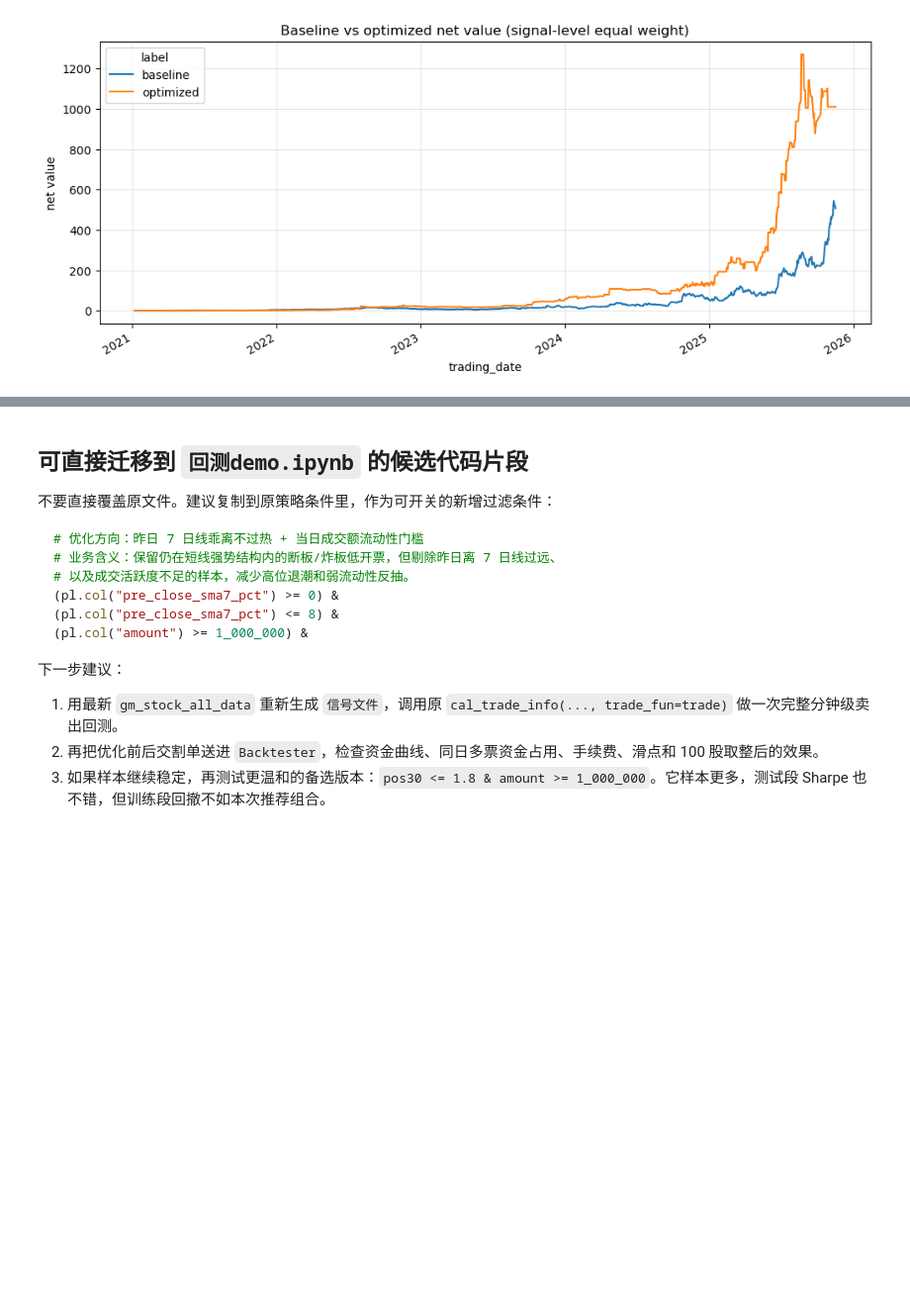
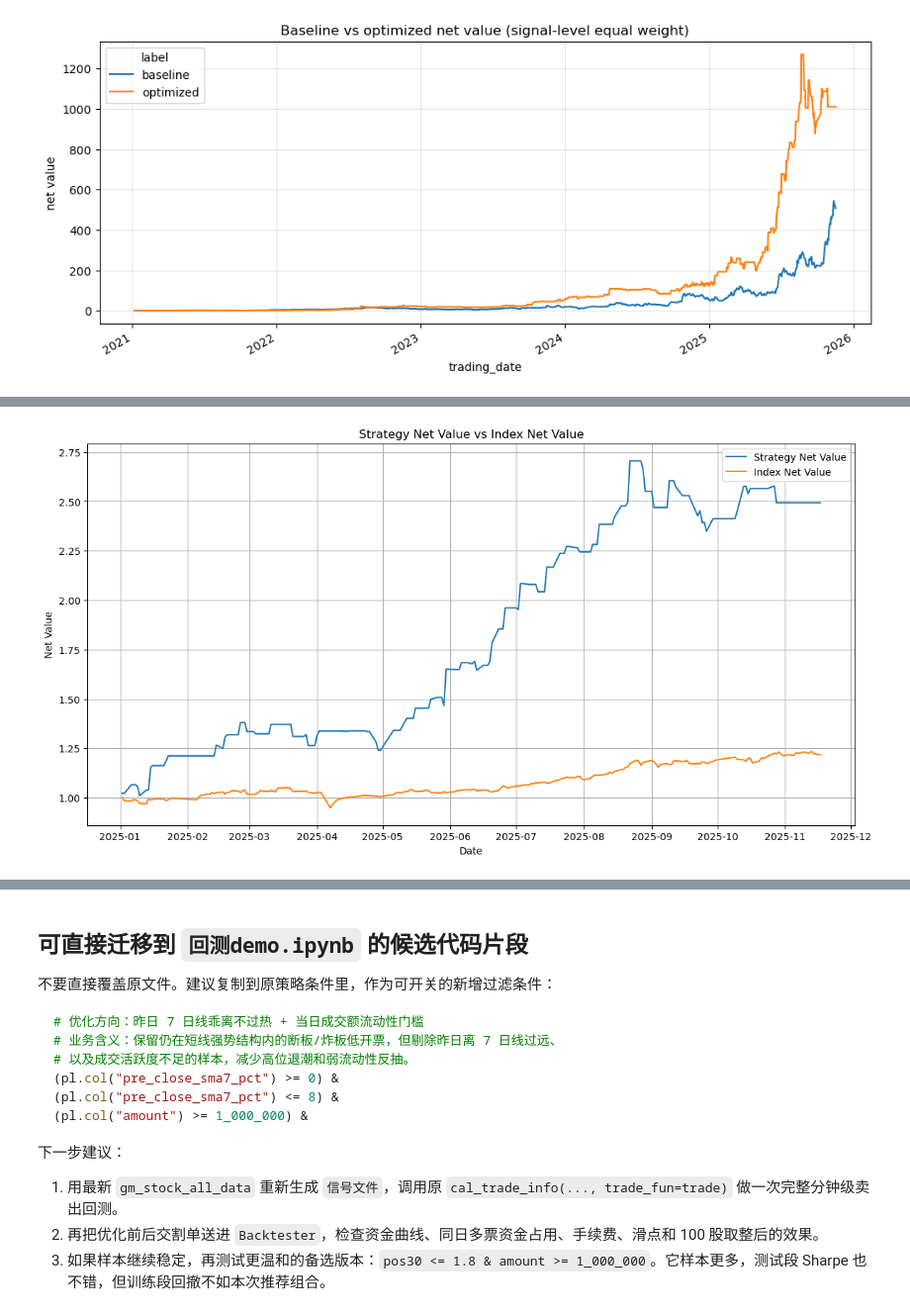
Before and after one commit to sslz1806/my_strategy, a Jupyter notebook: 回测demo_主策略优化研究.ipynb, the cells around one changed output, grey strips where cells are left out. Shown at 99% size. Cells and saved outputs as stored; diff of their text form; code cells hidden in the pictures; blank space fills up the shorter version.

```diff
--- a/回测demo_主策略优化研究.ipynb
+++ b/回测demo_主策略优化研究.ipynb
@@ -287,0 +408,97 @@ plt.show()
+# %%
+from my_utils.trade_fun import report_backtest_full
+
+# report_backtest_full 依赖 buy_time/sell_time 做日期过滤和持仓统计；
+# 这里显式转成 datetime，避免 CSV 读入后仍是字符串导致区间过滤不稳定。
+df["buy_time"] = pd.to_datetime(df["buy_time"])
+df["sell_time"] = pd.to_datetime(df["sell_time"])
+
+TRAIN_TEST_SPLIT_DATE = pd.Timestamp("2025-01-01")
+
+# 与主策略 `回测demo.ipynb` 保持一致：这份 20251121 缓存没有 weight_profit，
+# 主策略里对该缓存使用 `profit * 0.4` 作为报告收益口径。
+BASE_POSITION_WEIGHT = 0.4
+df["weight_profit"] = df["profit"] * BASE_POSITION_WEIGHT
+REPORT_PROFIT_COL = "weight_profit"
+
+# 兼容不同缓存文件的市值列命名。当前 20251121 缓存使用 float_mv，单位为亿元。
+MV_COL = "float_mv" if "float_mv" in df.columns else "mv_A_free_float"
+
+THREE_RULES = {
+    # 注意：amount 是买入当天日线的全天成交额，开盘时不可得；含 amount 的规则只用于诊断，不可直接实盘过滤。
+    "诊断A_乖离0-8且当日成交额>=100万_不可开盘使用": (
+        df["pre_close_sma7_pct"].between(0, 8) &
+        (df["amount"] >= 1_000_000)
+    ),
+    "可交易B_深低开且市值76-983亿": (
+        df["open_pct"].between(-5, -3.287) &
+        df[MV_COL].between(76.14, 983.4)
+    ),
+    "诊断C_低位<=1.8且当日成交额>=100万_不可开盘使用": (
+        (df["pos30"] <= 1.8) &
+        (df["amount"] >= 1_000_000)
+    ),
+    "可交易C对照_低位<=1.8_去掉当日成交额": (
+        df["pos30"] <= 1.8
+    ),
+}
+
+REPORT_PERIODS = [
+    # (
+    #     "训练集(<2025)",
+    #     df["trading_date"].min().strftime("%Y-%m-%d"),
+    #     (TRAIN_TEST_SPLIT_DATE - pd.Timedelta(days=1)).strftime("%Y-%m-%d"),
+    #     df["trading_date"] < TRAIN_TEST_SPLIT_DATE,
+    # ),
+    (
+        "测试集(>=2025)",
+        TRAIN_TEST_SPLIT_DATE.strftime("%Y-%m-%d"),
+        df["trading_date"].max().strftime("%Y-%m-%d"),
+        df["trading_date"] >= TRAIN_TEST_SPLIT_DATE,
+    ),
+    # (
+    #     "全区间(2021-2025-11-17)",
+    #     df["trading_date"].min().strftime("%Y-%m-%d"),
+    #     df["trading_date"].max().strftime("%Y-%m-%d"),
+    #     pd.Series(True, index=df.index),
+    # ),
+]
+
+
+def run_report_backtest_for_rule(data: pd.DataFrame, period_name: str, rule_name: str, start_date: str, end_date: str) -> pd.DataFrame:
+    """对单条过滤规则调用项目既有 report_backtest_full，并补充区间/规则标签。"""
+    if data.empty:
+        print(f"{period_name} | {rule_name} 没有交易样本，跳过 report_backtest_full")
+        return pd.DataFrame()
+
+    print(f"\n========== {period_name} | {rule_name} | 样本数: {len(data)} ==========")
+    metrics = report_backtest_full(
+        data.copy(),
+        start_date=start_date,
+        end_date=end_date,
+        profit_col=REPORT_PROFIT_COL,
+        buy_date_col="buy_time",
+        # 这里按买入日统计日收益，和本 notebook 前文二次过滤口径保持一致。
+        sell_date_col="buy_time",
+        holding_days_col="holding_days",
+        plot=True,
+        second_y=False,
+    )
+    metrics = metrics.copy()
+    metrics.insert(0, "规则", rule_name)
+    metrics.insert(0, "区间", period_name)
+    return metrics
+
+
+report_metric_tables = []
+for period_name, start_date, end_date, period_mask in REPORT_PERIODS:
+    for rule_name, rule_mask in THREE_RULES.items():
+        # period_mask 与 rule_mask 都以 df.index 对齐，使用 loc 防止布尔索引错位。
+        filtered_df = df.loc[period_mask & rule_mask].copy()
+        report_metric_tables.append(
+            run_report_backtest_for_rule(filtered_df, period_name, rule_name, start_date, end_date)
+        )
+
+rule_report_metrics = pd.concat([x for x in report_metric_tables if not x.empty], ignore_index=True)
+display(rule_report_metrics)
+# %% [output]
@@ -287,0 +519 @@ plt.show()
+[figure, added]
```
Also changed, not shown: parts of 3 cells of this notebook, 47 other files.
